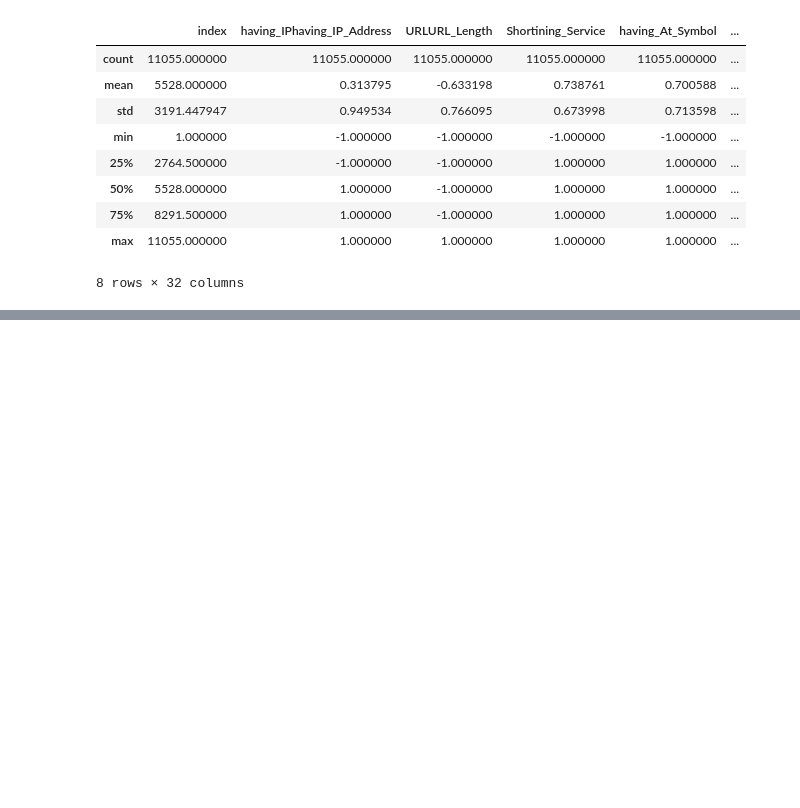
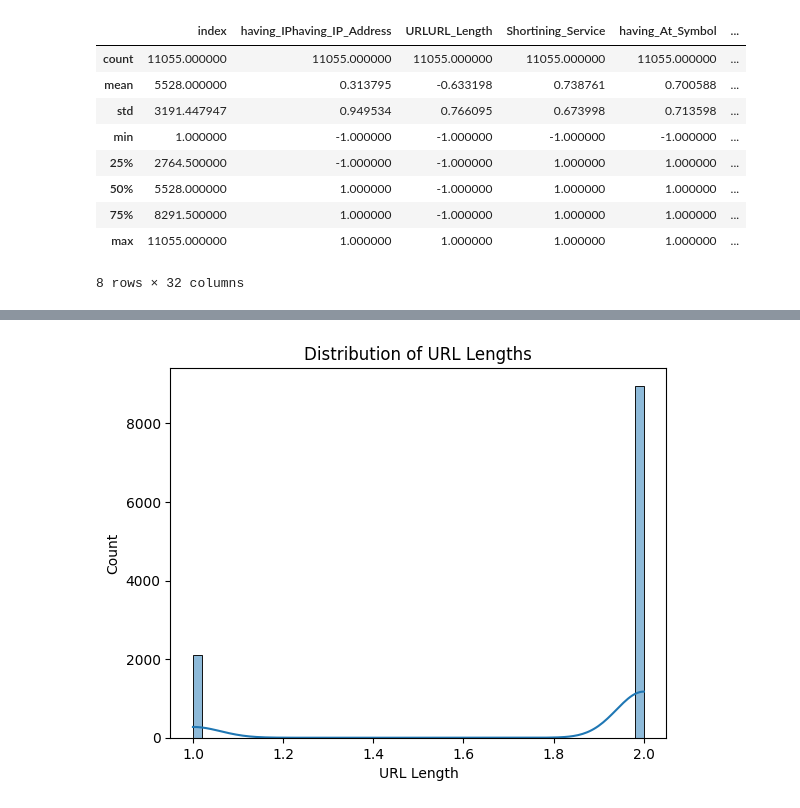
Before and after one commit to Nehemiahmageto/Detecting-Phishing-Websites-Using-URL-Based-HTML-Based-and-Domain-Based-Features, a Jupyter notebook: Model.ipynb, the cells around one changed output, grey strips where cells are left out. Drawn from its saved outputs; the diff is of its cells as text; code cells hidden in the pictures; blank space fills up the shorter version.

```diff
--- a/Model.ipynb
+++ b/Model.ipynb
@@ -47,0 +89,17 @@ df.describe()
+# %%
+# Check the column with URL strings
+url_column = 'URLURL_Length'  # replace this with the correct one if different
+
+# Compute URL length
+df['url_length'] = df[url_column].apply(lambda x: len(str(x)))
+
+# Plot
+import seaborn as sns
+import matplotlib.pyplot as plt
+
+sns.histplot(df['url_length'], bins=50, kde=True)
+plt.title("Distribution of URL Lengths")
+plt.xlabel("URL Length")
+plt.show()
+# %% [output]
+[figure, added]
```
Also changed, not shown: parts of 7 cells of this notebook.
